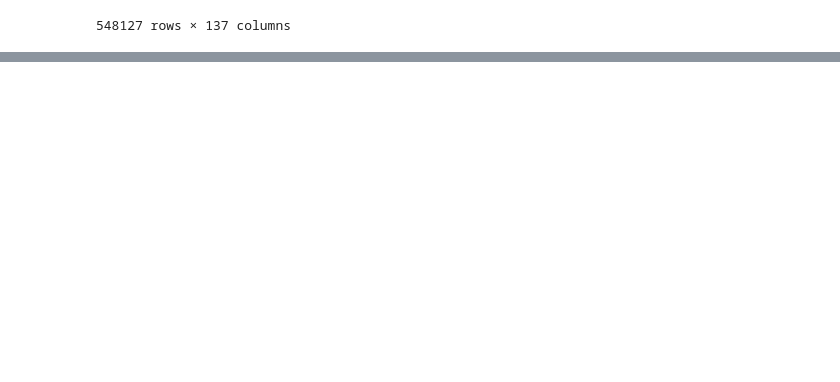
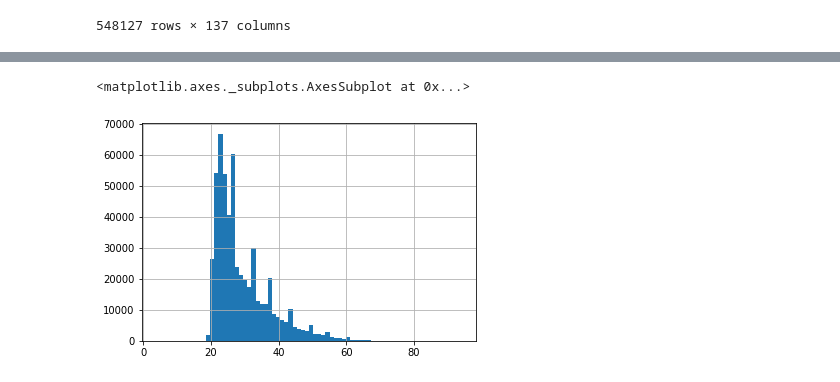
Before and after one commit to hoGodoy/IA, a Jupyter notebook: ExerciciosAnaliseDadosPython.ipynb, the cells around one changed output, grey strips where cells are left out. Saved outputs shown, nothing was run; the diff lists cells and outputs as text; code cells hidden in the pictures; blank space fills up the shorter version.

```diff
--- a/ExerciciosAnaliseDadosPython.ipynb
+++ b/ExerciciosAnaliseDadosPython.ipynb
@@ -36,0 +144,4 @@ microdadosEnade #Dataframe completo, 548k linhas e 137 colunas
+# %%
+nu_idade = microdadosEnade['NU_IDADE'] #Atribuímos a coluna 'NU_IDADE' na variável 'nu_idade'
+nu_idade.value_counts().sort_index()
+# Pedimos a quantidade em que cada valor de idade aparece, e ordenamos crescente de idade. Verifique que há alguem de 4 anos e 2 pessoas de 94 anos
@@ -36,0 +161,7 @@ microdadosEnade #Dataframe completo, 548k linhas e 137 colunas
+# %%
+nu_idade.hist(bins=74)
+#Pedimos um histograma nos nossos dados de idade, especifiquei o bins em 74 pois eu queria uma barrinha por idade
+#Chama a atenção esses picos repetidos em ciclos de 5 anos aproximadamente.
+# %% [output]
+<matplotlib.axes._subplots.AxesSubplot at 0x...>
+[figure, added]
```
Also changed, not shown: parts of 15 cells of this notebook.
